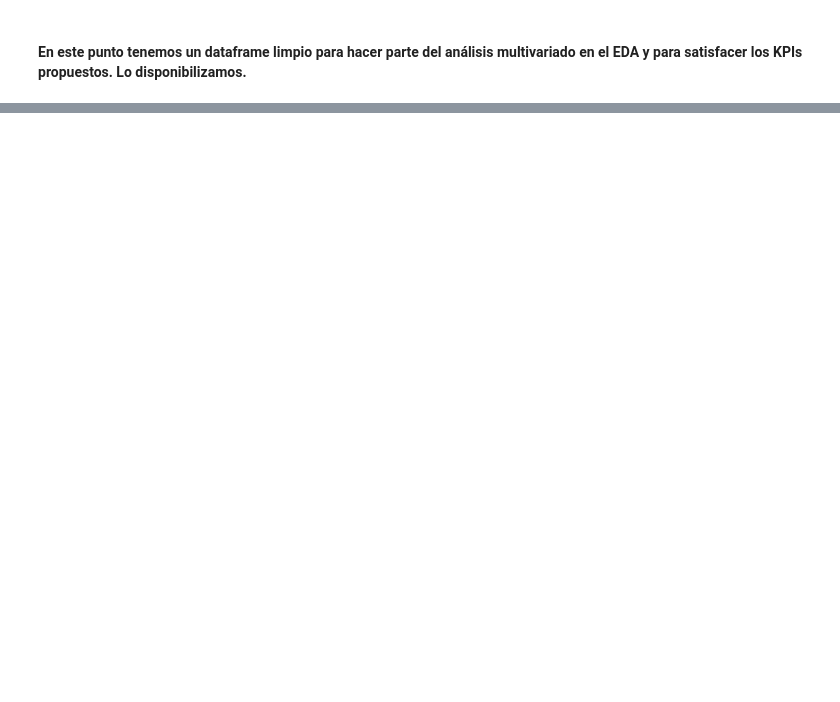
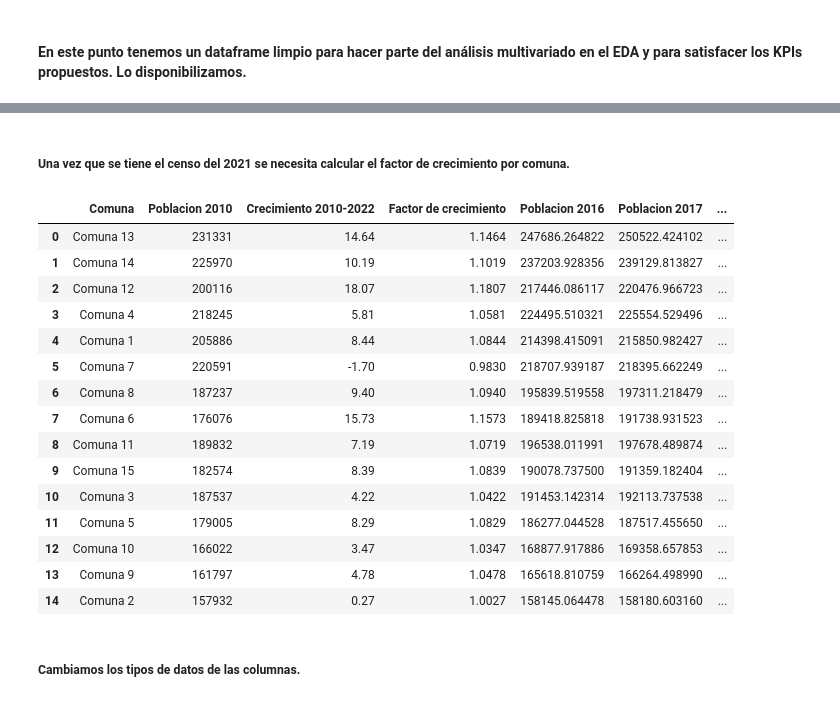
Before and after one commit to HansDeveloper01/HENRY_Sinientros_Viales_DA, a Jupyter notebook: 2 ETL.ipynb, the cells around one changed output, grey strips where cells are left out. Saved outputs shown, nothing was run; the diff lists cells and outputs as text; code cells hidden in the pictures; blank space fills up the shorter version.

```diff
--- a/2 ETL.ipynb
+++ b/2 ETL.ipynb
@@ -379,0 +559,39 @@ df_accidentes.to_csv("Data/df_accidentes.csv")
+# %% [markdown]
+##### Una vez que se tiene el censo del 2021 se necesita calcular el factor de crecimiento por comuna.
+# %%
+data = {
+    "Comuna": ["Comuna 13", "Comuna 14", "Comuna 12", "Comuna 4", "Comuna 1", "Comuna 7", "Comuna 8", "Comuna 6", "Comuna 11", "Comuna 15", "Comuna 3", "Comuna 5", "Comuna 10", "Comuna 9", "Comuna 2"],
+    "Poblacion 2010": [231331, 225970, 200116, 218245, 205886, 220591, 187237, 176076, 189832, 182574, 187537, 179005, 166022, 161797, 157932],
+    "Crecimiento 2010-2022": [14.64, 10.19, 18.07, 5.81, 8.44, -1.70, 9.40, 15.73, 7.19, 8.39, 4.22, 8.29, 3.47, 4.78, 0.27]
+}
+
+df_datos_comunas = pd.DataFrame(data)
+
+# Convertir tasas de crecimiento en factores de crecimiento
+df_datos_comunas["Factor de crecimiento"] = 1 + df_datos_comunas["Crecimiento 2010-2022"] / 100
+
+# Calcular población para cada año
+for año in range(2016, 2022):
+    n = año - 2010
+    df_datos_comunas[f"Poblacion {año}"] = df_datos_comunas["Poblacion 2010"] * df_datos_comunas["Factor de crecimiento"] ** (n / 12)
+
+df_datos_comunas
+# %% [output]
+|  | Comuna | Poblacion 2010 | Crecimiento 2010-2022 | Factor de crecimiento | Poblacion 2016 | Poblacion 2017 | ... |
+| 0 | Comuna 13 | 231331 | 14.64 | 1.1464 | 247686.264822 | 250522.424102 | ... |
+| 1 | Comuna 14 | 225970 | 10.19 | 1.1019 | 237203.928356 | 239129.813827 | ... |
+| 2 | Comuna 12 | 200116 | 18.07 | 1.1807 | 217446.086117 | 220476.966723 | ... |
+| 3 | Comuna 4 | 218245 | 5.81 | 1.0581 | 224495.510321 | 225554.529496 | ... |
+| 4 | Comuna 1 | 205886 | 8.44 | 1.0844 | 214398.415091 | 215850.982427 | ... |
+| 5 | Comuna 7 | 220591 | -1.70 | 0.9830 | 218707.939187 | 218395.662249 | ... |
+| 6 | Comuna 8 | 187237 | 9.40 | 1.0940 | 195839.519558 | 197311.218479 | ... |
+| 7 | Comuna 6 | 176076 | 15.73 | 1.1573 | 189418.825818 | 191738.931523 | ... |
+| 8 | Comuna 11 | 189832 | 7.19 | 1.0719 | 196538.011991 | 197678.489874 | ... |
+| 9 | Comuna 15 | 182574 | 8.39 | 1.0839 | 190078.737500 | 191359.182404 | ... |
+| 10 | Comuna 3 | 187537 | 4.22 | 1.0422 | 191453.142314 | 192113.737538 | ... |
+| 11 | Comuna 5 | 179005 | 8.29 | 1.0829 | 186277.044528 | 187517.455650 | ... |
+| 12 | Comuna 10 | 166022 | 3.47 | 1.0347 | 168877.917886 | 169358.657853 | ... |
+| 13 | Comuna 9 | 161797 | 4.78 | 1.0478 | 165618.810759 | 166264.498990 | ... |
+| 14 | Comuna 2 | 157932 | 0.27 | 1.0027 | 158145.064478 | 158180.603160 | ... |
+# %% [markdown]
+##### Cambiamos los tipos de datos de las columnas.
```
Also changed, not shown: parts of 59 cells of this notebook, 22 other files.
